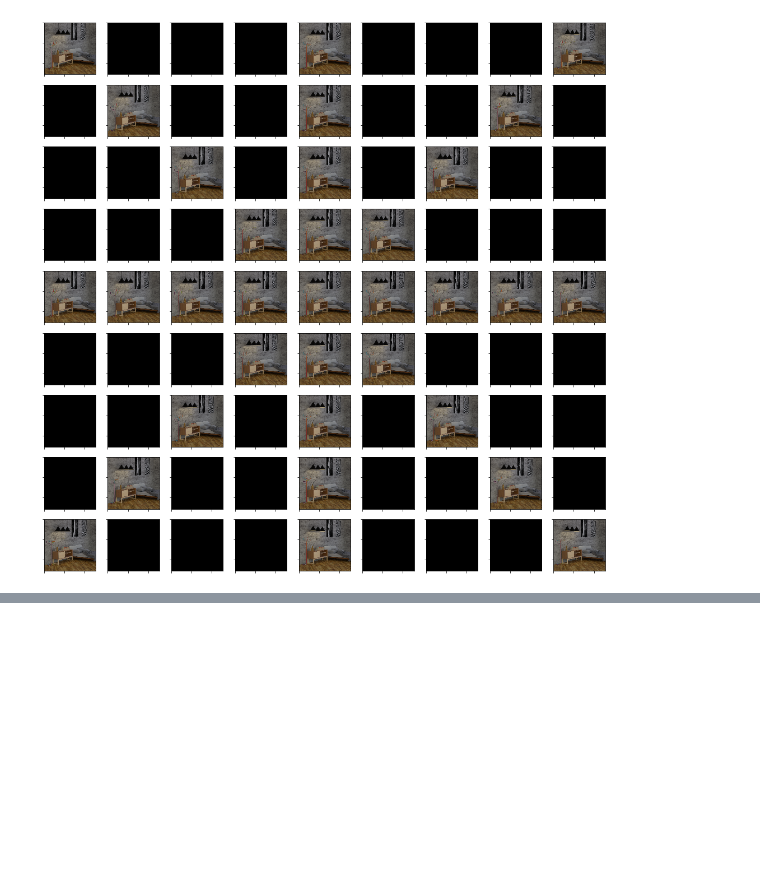
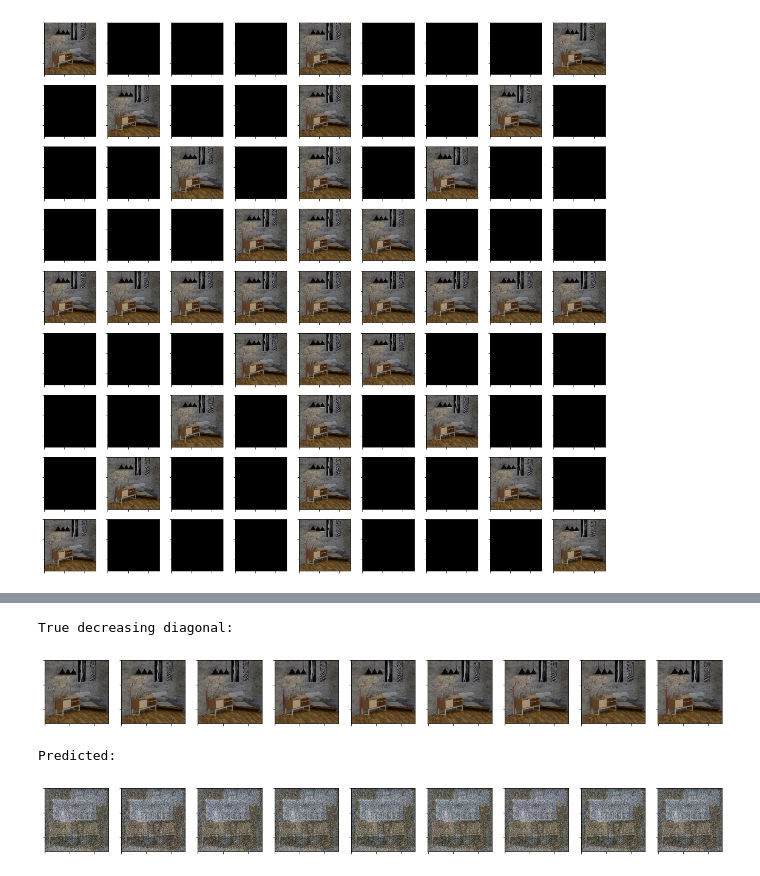
Before and after one commit to SirrahErydya/LightfieldVAE, a Jupyter notebook: Lightfield.ipynb, the cells around one changed output, grey strips where cells are left out. Drawn from its saved outputs; the diff is of its cells as text; code cells hidden in the pictures; blank space fills up the shorter version.

Commit message:
Rewrite Autoencoder to allow lightfield format

```diff
--- a/Lightfield.ipynb
+++ b/Lightfield.ipynb
@@ -35,7 +36,7 @@ The autoreload extension is already loaded. To reload it, use:
   %reload_ext autoreload
 # %%
 # Show an example image from the test set
-vae.show_scene(test_set.load_scene(0))
+show_scene(test_set.load_scene(0))
 # %% [output]
 [figure]
 # %%
@@ -123,0 +122,27 @@ Train Epoch: 30 [4/18 (67%)]    Loss: 432142.218750
+# %%
+# Test
+model.eval()
+test_loss = 0
+with torch.no_grad():
+    for i, data in enumerate(test_loader):
+        h_views, v_views, i_views, d_views, center, gt, mask, index = data
+        data_h = h_views[0].to(device)
+        data_v = v_views[0].to(device)
+        mu_h, var_h = model.encode(data_h.view(-1, 512*512))
+        mu_v, var_v = model.encode(data_v.view(-1, 512*512))
+        z_h, z_v = model.reparameterize(mu_h, var_h), model.reparameterize(mu_v, var_v)
+        predicted = model.decode(z_h + z_v)
+        test_loss += F.l1_loss(predicted, d_views[0].view(-1, 512*512))
+        if i == 0:
+            print("True decreasing diagonal:")
+            show_view_sequence(d_views[0])
+            print("Predicted:")
+            show_view_sequence(predicted.view(9, 3, 512, 512), save=True)
+
+test_loss /= len(test_loader.dataset)
+print('====> Test set loss: {:.4f}'.format(test_loss))
+# %% [output]
+True decreasing diagonal:
+[figure, added]
+Predicted:
+[figure, added]
```
Also changed, not shown: parts of 4 cells of this notebook, 3 other files.
